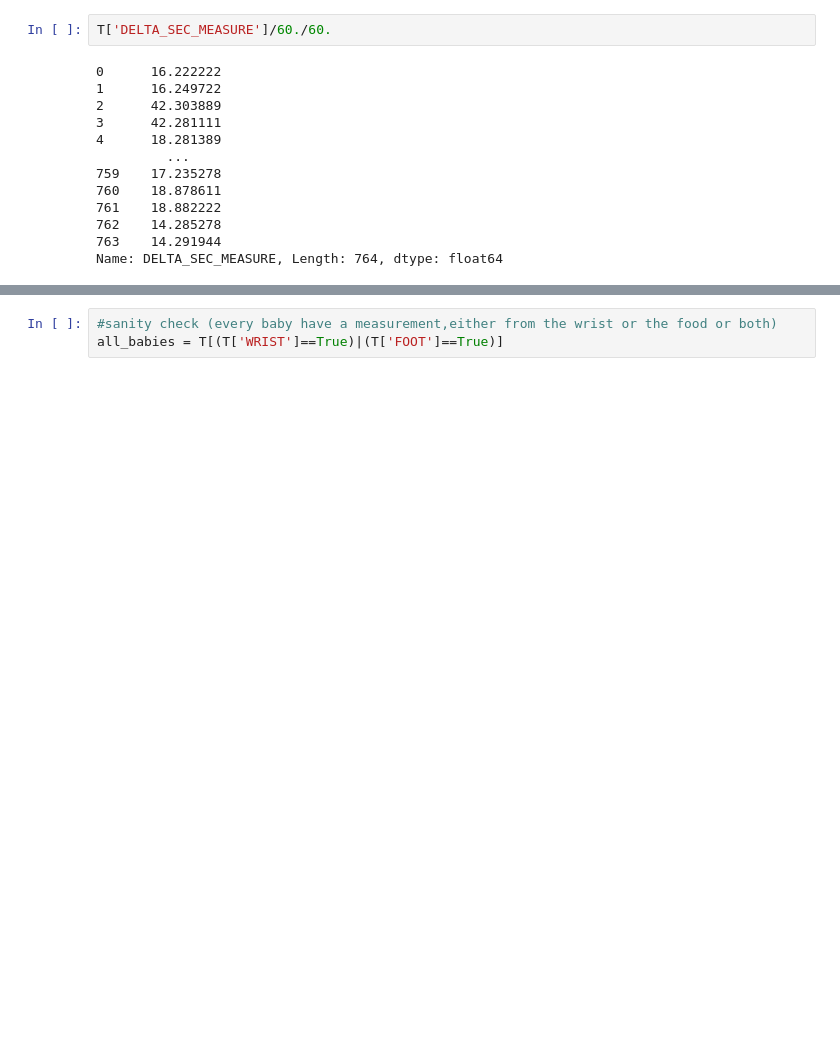
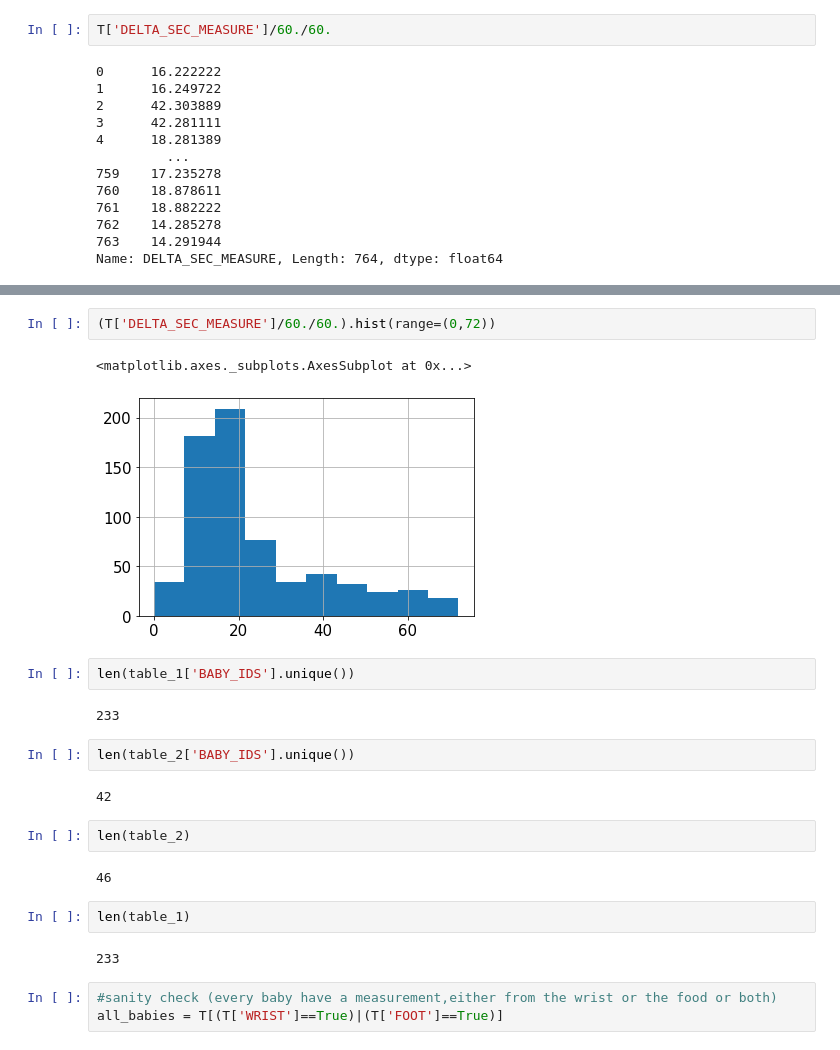
Before and after one commit to shisteve/NHS, a Jupyter notebook: 009_counting.ipynb, the cells around one changed output, grey strips where cells are left out. Saved outputs shown, nothing was run; the diff lists cells and outputs as text; blank space fills up the shorter version.

```diff
--- a/009_counting.ipynb
+++ b/009_counting.ipynb
@@ -180,3 +433,24 @@ gest_age_less_39_wrist['MEAN_PR'].std()
+# %%
+(T['DELTA_SEC_MEASURE']/60./60.).hist(range=(0,72))
+# %% [output]
+<matplotlib.axes._subplots.AxesSubplot at 0x...>
+[figure, added]
+# %%
+len(table_1['BABY_IDS'].unique())
+# %% [output]
+233
+# %%
+len(table_2['BABY_IDS'].unique())
+# %% [output]
+42
+# %%
+len(table_2)
+# %% [output]
+46
+# %%
+len(table_1)
+# %% [output]
+233
 # %%
 #sanity check (every baby have a measurement,either from the wrist or the food or both)
 all_babies = T[(T['WRIST']==True)|(T['FOOT']==True)]
```
Also changed, not shown: parts of 21 cells of this notebook.
